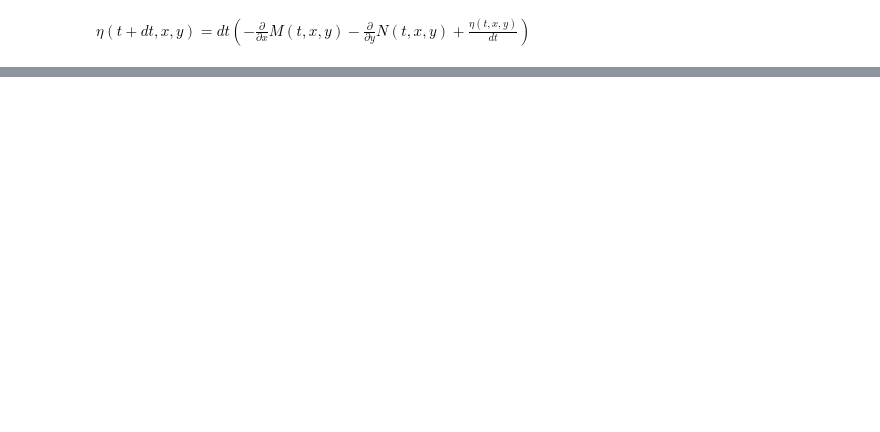
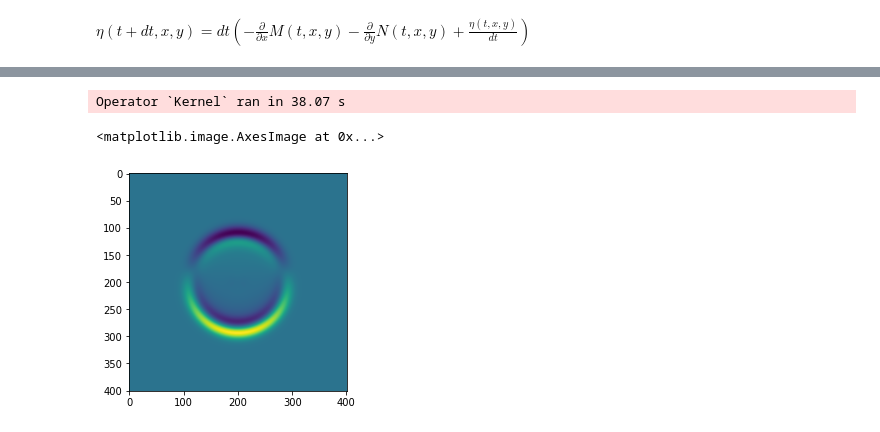
Before and after one commit to AtilaSaraiva/Devito-playbox, a Jupyter notebook: Shallow water 2D.ipynb, the cells around one changed output, grey strips where cells are left out. Saved outputs shown, nothing was run; the diff lists cells and outputs as text; code cells hidden in the pictures; blank space fills up the shorter version.

Commit message:
Operator for shallow water 2D working without throwing NaN, now I need to modularize it

```diff
--- a/Shallow water 2D.ipynb
+++ b/Shallow water 2D.ipynb
@@ -57,0 +50,7 @@ N.data[:]   = N0.copy()
+# %%
+eta.data[0] = eta0.copy()
+M.data[0]   = M0.copy()
+N.data[0]   = N0.copy()
+D.data[:] = D0.copy()
+
+print(eta0.shape, h.data.shape)
@@ -57,0 +59,4 @@ N.data[:]   = N0.copy()
+# %%
+from devito import sqrt
+frictionTerm = g * alpha**2 * sqrt(M**2 + N**2 ) / D**(7./3.)
+frictionTerm
@@ -58,16 +65,25 @@ N.data[:]   = N0.copy()
 # %%
 from devito import Eq, solve
-pde_eta = Eq(eta.dt + M.dx + N.dy , subdomain=grid.interior)
-pde_M   = Eq(M.dt + (M**2/D).dx + (M*N/D).dy + g*D*eta.dx + frictionTerm*M, subdomain=grid.interior)
-pde_N   = Eq(N.dt + (M*N/D).dx + (N**2/D).dy + g*D*eta.dy + frictionTerm*N, subdomain=grid.interior)
+pde_eta = Eq(eta.dt + M.dxc + N.dyc)
+pde_M   = Eq(M.dt + (M**2/D).dxc + (M*N/D).dyc + g*D*eta.forward.dxc + frictionTerm*M)
+pde_N   = Eq(N.dt + (M*N/D).dxc + (N**2/D).dyc + g*D*eta.forward.dyc + frictionTerm*N)
+
+# Defining boundary conditions
+x, y = grid.dimensions
+t = grid.stepping_dim
+bc_left   = Eq(eta[t+1, 0, y], eta[t+1, 1, y])
+bc_right  = Eq(eta[t+1, nx-1, y], eta[t+1, nx-2, y])
+bc_top    = Eq(eta[t+1, x, 0], eta[t+1, x, 1])
+bc_bottom = Eq(eta[t+1, x, ny-1], eta[t+1, x, ny-2])
 
 stencil_eta = solve(pde_eta, eta.forward)
 stencil_M   = solve(pde_M, M.forward)
 stencil_N   = solve(pde_N, N.forward)
 
-update_eta  = Eq(eta.forward, stencil_eta)
-update_M    = Eq(M.forward, stencil_M)
-update_N    = Eq(N.forward, stencil_M)
+update_eta  = Eq(eta.forward, stencil_eta, subdomain=grid.interior)
+update_M    = Eq(M.forward, stencil_M, subdomain=grid.interior)
+update_N    = Eq(N.forward, stencil_N, subdomain=grid.interior)
+eq_D        = Eq(D, eta.forward + h)
 
 update_eta
 # %% [output]
@@ -75,4 +99,5 @@ $\displaystyle \eta{\left(t + dt,x,y \right)} = dt \left(- \frac{\partial}{\part
 # %%
 from devito import Operator
 
-optime = Operator([update_eta, update_M, update_N])
+optime = Operator([update_eta, bc_left, bc_right, bc_top, bc_bottom,
+                   update_M, update_N, eq_D])
@@ -89,9 +139,7 @@ plt.imshow(N.data[0])
 # %%
-#from devito import configuration
-# Silence non-essential outputs from the solver.
-#configuration['log-level'] = 'ERROR'
-
-# This is the time loop.
-#for step in range(0,nt):
-optime(time_m=0, time_M=1, dt=dt)
-plt.imshow(eta.data[0])
+optime(time=nt, dt=dt)
+plt.imshow(eta.data[1])
+# %% [output]
+Operator `Kernel` ran in 38.07 s
+<matplotlib.image.AxesImage at 0x...>
+[figure, added]
```
Also changed, not shown: parts of 17 cells of this notebook, 1 other file.
